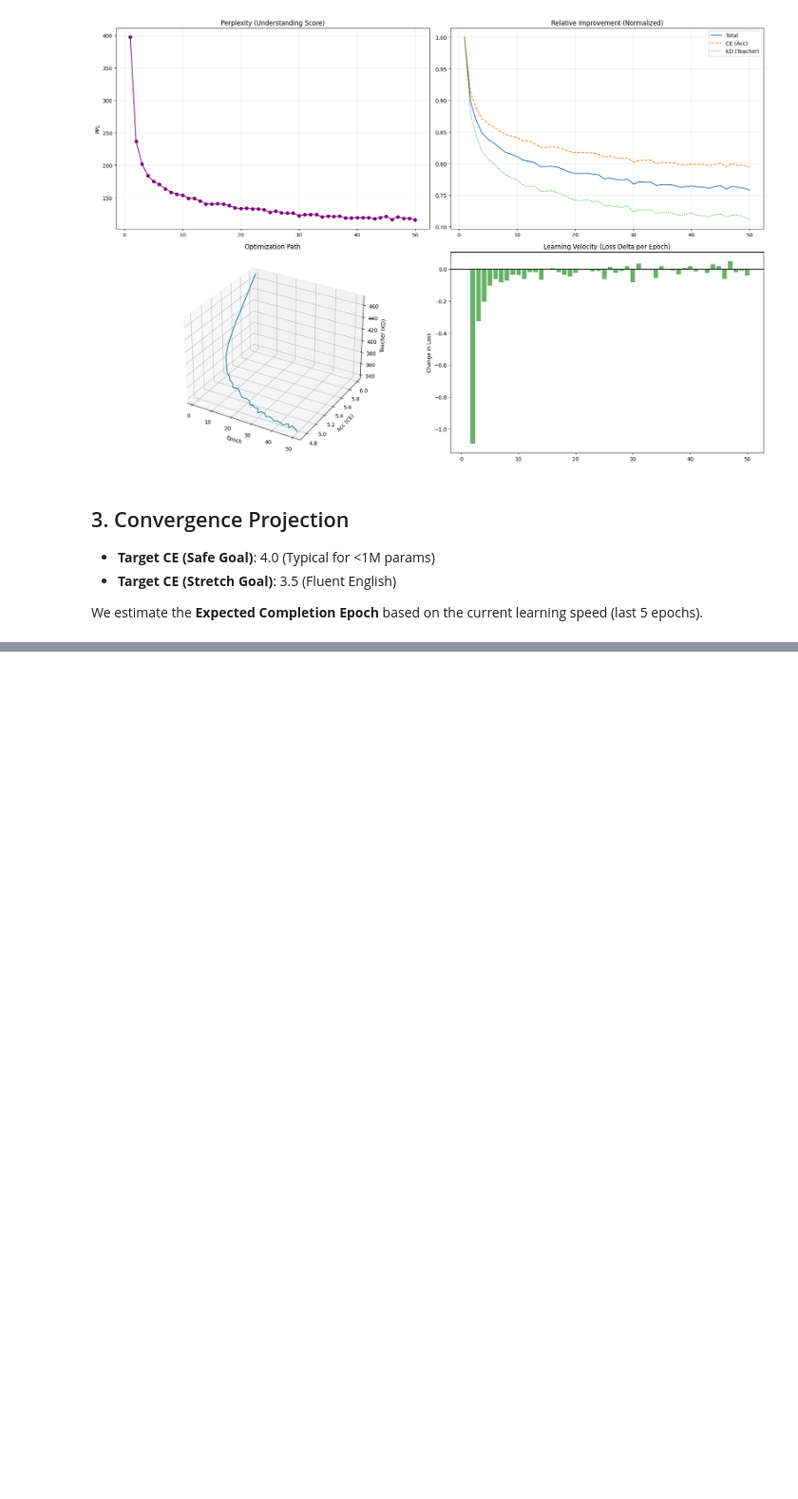
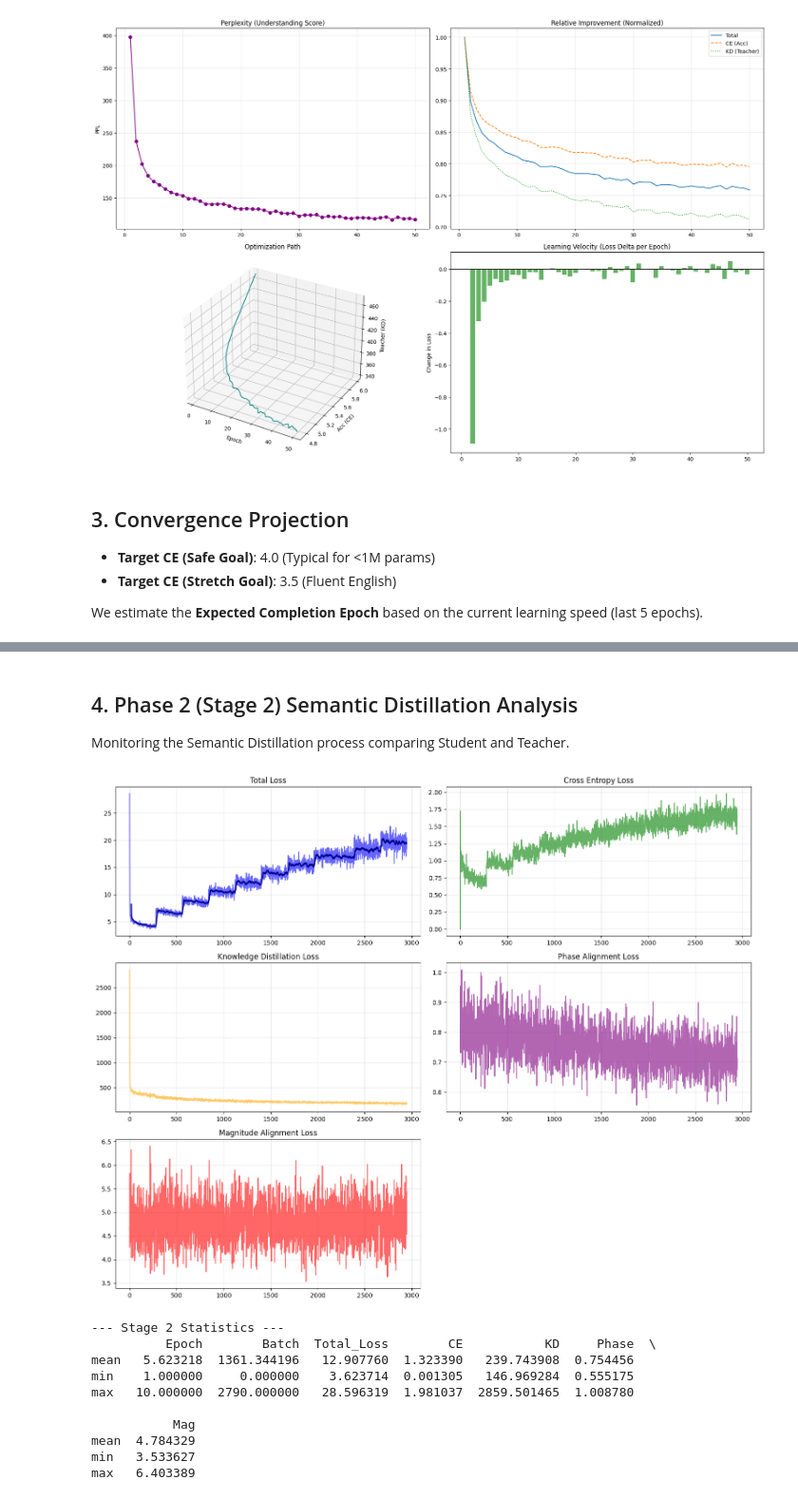
Before and after one commit to divyang4481/IndraQuantum, a Jupyter notebook: notebooks/training_monitor.ipynb, the cells around one changed output, grey strips where cells are left out. Shown at 95% size. Saved outputs shown, nothing was run; the diff lists cells and outputs as text; code cells hidden in the pictures; blank space fills up the shorter version.

```diff
--- a/notebooks/training_monitor.ipynb
+++ b/notebooks/training_monitor.ipynb
@@ -226,0 +254,62 @@ ESTIMATED COMPLETION: Epoch 436
+# %% [markdown]
+## 4. Phase 2 (Stage 2) Semantic Distillation Analysis
+
+Monitoring the Semantic Distillation process comparing Student and Teacher.
+# %%
+# Load Stage 2 Data
+log_file_s2 = "../logs/training_metrics_stage2.csv"
+if os.path.exists(log_file_s2):
+    df_s2 = pd.read_csv(log_file_s2)
+
+    fig, axes = plt.subplots(3, 2, figsize=(15, 12))
+    axes = axes.flatten()
+
+    # 1. Total Loss
+    axes[0].plot(df_s2["Total_Loss"], label="Total Loss", color="blue", alpha=0.6)
+    axes[0].plot(df_s2["Total_Loss"].rolling(20).mean(), color="darkblue", linewidth=2)
+    axes[0].set_title("Total Loss")
+    axes[0].grid(True, alpha=0.3)
+
+    # 2. CE Loss
+    axes[1].plot(df_s2["CE"], label="CE Loss", color="green", alpha=0.6)
+    axes[1].set_title("Cross Entropy Loss")
+    axes[1].grid(True, alpha=0.3)
+
+    # 3. KD Loss
+    axes[2].plot(df_s2["KD"], label="KD Loss", color="orange", alpha=0.6)
+    axes[2].set_title("Knowledge Distillation Loss")
+    axes[2].grid(True, alpha=0.3)
+
+    # 4. Phase Loss
+    axes[3].plot(df_s2["Phase"], label="Phase Loss", color="purple", alpha=0.6)
+    axes[3].set_title("Phase Alignment Loss")
+    axes[3].grid(True, alpha=0.3)
+
+    # 5. Magnitude Loss
+    axes[4].plot(df_s2["Mag"], label="Mag Loss", color="red", alpha=0.6)
+    axes[4].set_title("Magnitude Alignment Loss")
+    axes[4].grid(True, alpha=0.3)
+
+    # Hide 6th plot
+    axes[5].axis("off")
+
+    plt.tight_layout()
+    plt.show()
+
+    # Detailed Statistics
+    print("--- Stage 2 Statistics ---")
+    print(df_s2.describe().iloc[[1, 3, 7]])  # Mean, Min, Max
+else:
+    print("Stage 2 log not found.")
+# %% [output]
+[figure, added]
+--- Stage 2 Statistics ---
+          Epoch        Batch  Total_Loss        CE           KD     Phase  \
+mean   5.623218  1361.344196   12.907760  1.323390   239.743908  0.754456
+min    1.000000     0.000000    3.623714  0.001305   146.969284  0.555175
+max   10.000000  2790.000000   28.596319  1.981037  2859.501465  1.008780
+
+           Mag
+mean  4.784329
+min   3.533627
+max   6.403389
```
Also changed, not shown: parts of 13 cells of this notebook, 16 other files.
